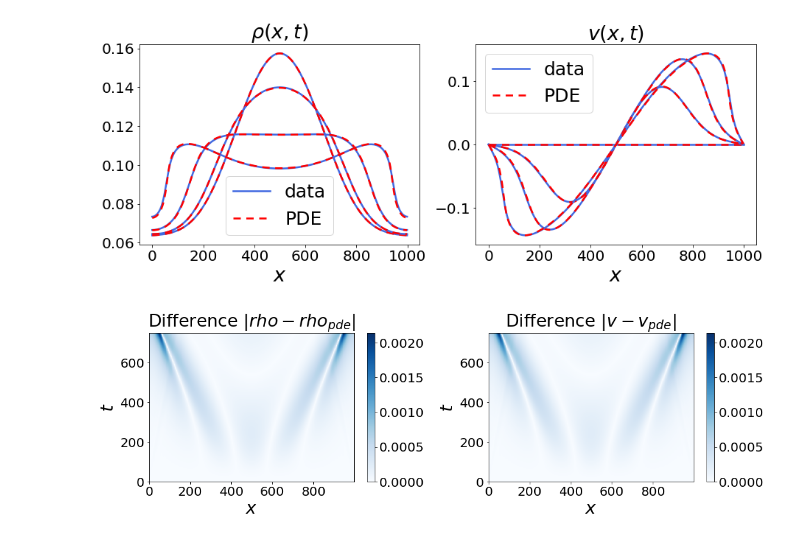
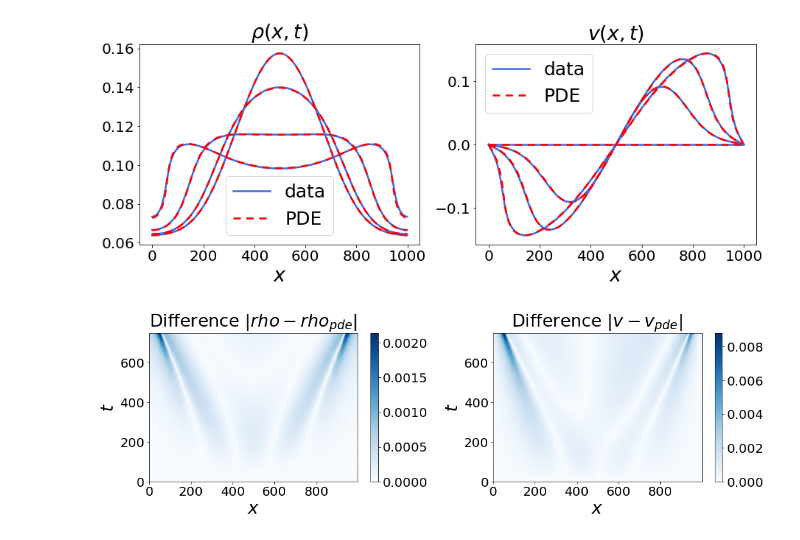
Before and after one commit to yourball/pde-many-body, a Jupyter notebook: free_fermions/free_fermions_quadratic.ipynb, the cells around one changed output. Cells and saved outputs as stored; diff of their text form; code cells hidden in the pictures.

```diff
--- a/free_fermions/free_fermions_quadratic.ipynb
+++ b/free_fermions/free_fermions_quadratic.ipynb
@@ -225,16 +229,16 @@ fig.tight_layout(pad=3)
 # %%
 fig, ax = plt.subplots(1, 2, figsize = (15, 5));
 plt_rho = ax[0].pcolormesh(xx, tt, abs(rho-rho_ev), cmap='Blues', rasterized=True)
 ax[0].set_xlabel(r'$x$')
 ax[0].set_ylabel(r'$t$')
 ax[0].set_title(r'Difference $|rho-rho_{pde}|$')
 fig.colorbar(plt_rho, ax=ax[0])
 
-plt_v = ax[1].pcolormesh(xx, tt, abs(rho-rho_ev), cmap='Blues', rasterized=True)
+plt_v = ax[1].pcolormesh(xx, tt, abs(v-v_ev), cmap='Blues', rasterized=True)
 ax[1].set_xlabel(r'$x$')
 ax[1].set_ylabel(r'$t$')
 ax[1].set_title(r'Difference $|v-v_{pde}|$')
 fig.colorbar(plt_v, ax=ax[1])
 fig.tight_layout(pad=2)
 # %% [output]
-[figure, old version]
+[figure, new version]
```
Also changed, not shown: parts of 4 cells of this notebook, 3 other files.
